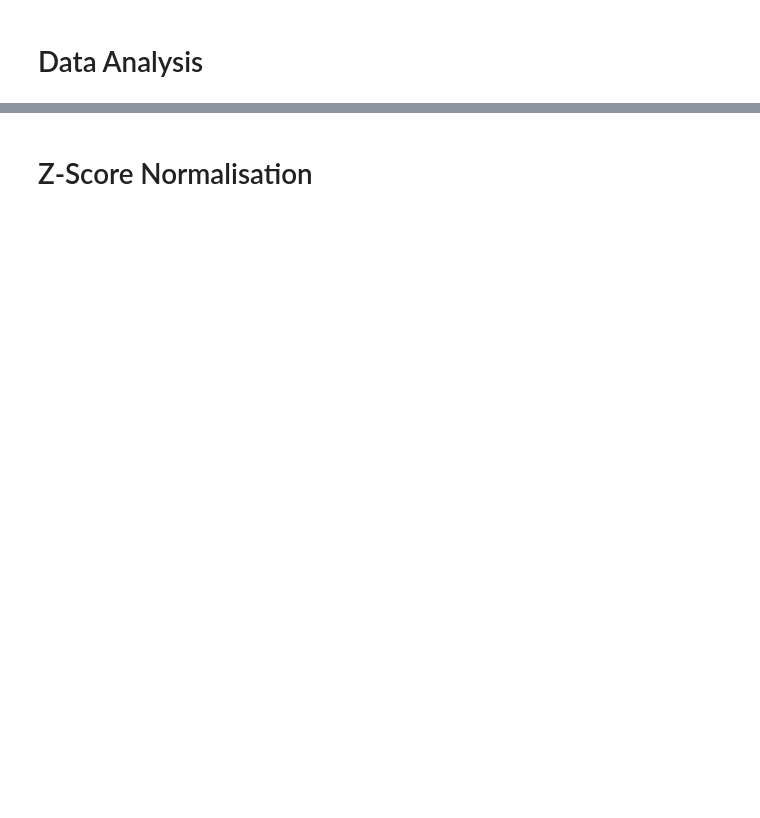
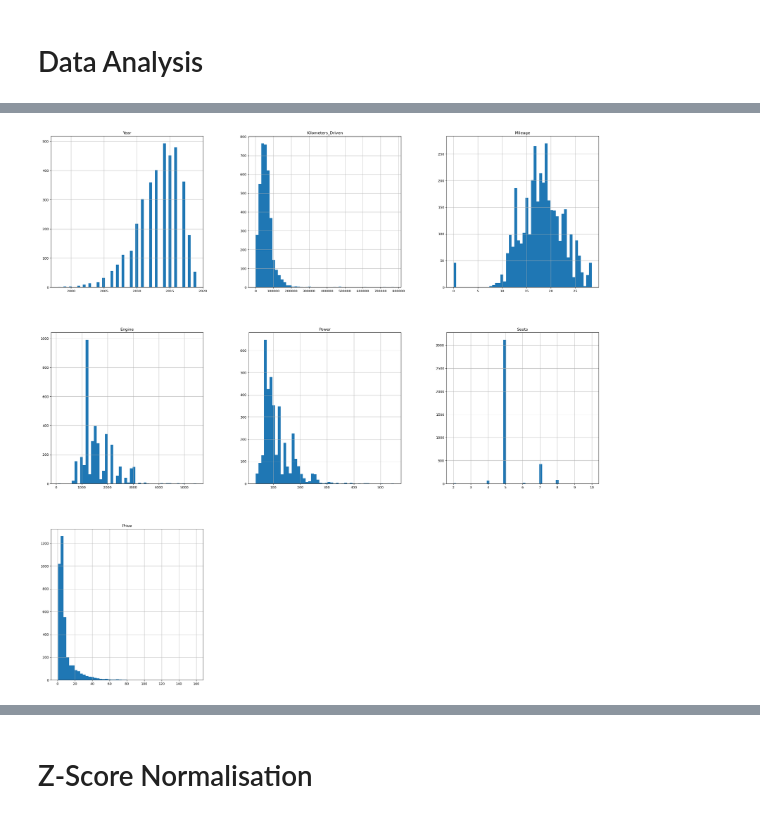
Before and after one commit to Shaurya-Ag/Car_Price_Prediction, a Jupyter notebook: Laboratory.ipynb, the cells around one changed output, grey strips where cells are left out. Saved outputs shown, nothing was run; the diff lists cells and outputs as text; code cells hidden in the pictures; blank space fills up the shorter version.

```diff
--- a/Laboratory.ipynb
+++ b/Laboratory.ipynb
@@ -47 +130,6 @@ p_df.head()
+# %%
+df.hist(bins=50,figsize=(30,30))
+plt.show()
+# %% [output]
+[figure, added]
 # %%
```
Also changed, not shown: parts of 29 cells of this notebook.
